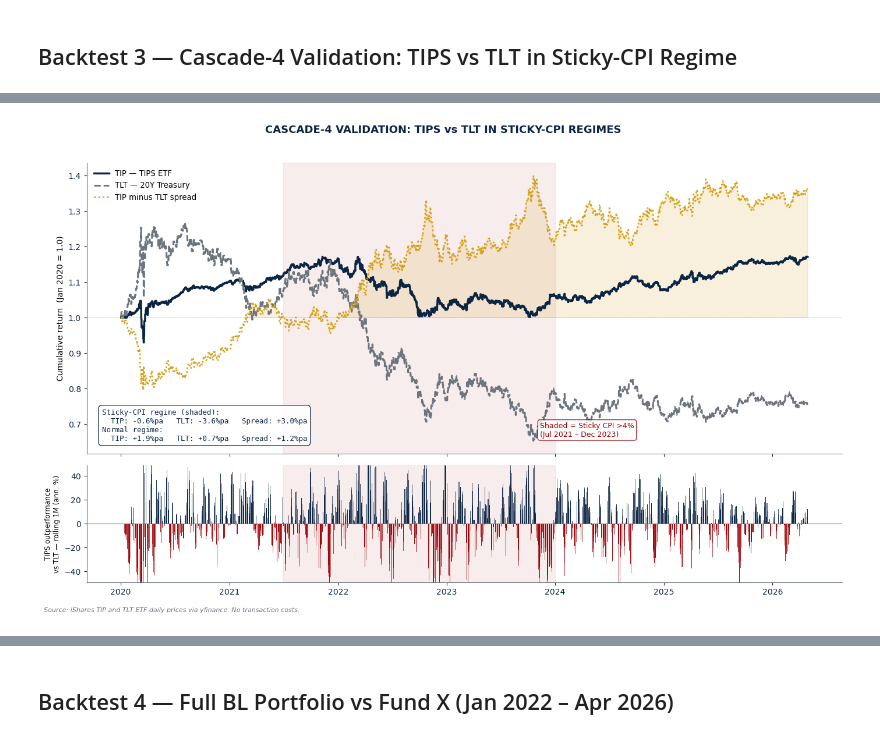
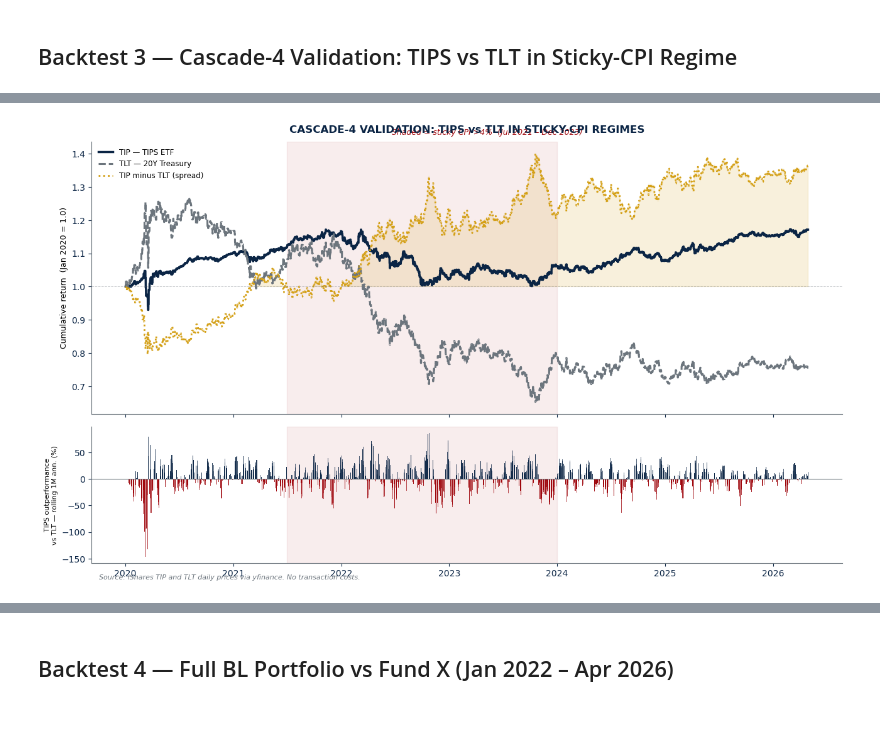
Before and after one commit to pahansenevirathne128-gif/citi-bank, a Jupyter notebook: citi new.ipynb, the cells around one changed output, grey strips where cells are left out. Drawn from its saved outputs; the diff is of its cells as text; code cells hidden in the pictures.

```diff
--- a/citi new.ipynb
+++ b/citi new.ipynb
@@ -1794,18 +1759,19 @@ FX Cascade  Ann=+1.2%  Vol=6.1%  Sharpe=0.19  MaxDD=-12.4%
 # %% [markdown]
 ## Backtest 3 — Cascade-4 Validation: TIPS vs TLT in Sticky-CPI Regime
 # %%
-# TIP vs TLT — TIPS outperforms nominal bonds when CPI is sticky.
-# Validates the Cascade-4 TIPS long + curve steepener trade.
+# TIP (TIPS ETF) vs TLT (20Y Treasury) — does TIPS outperform when CPI is sticky?
+# Validates the curve steepener + TIPS long leg of Cascade-4.
 
 p_inf = prices[["TIP","TLT"]].dropna()
 p_inf = p_inf[p_inf.index >= "2020-01-02"]
 r_inf = p_inf.pct_change().dropna()
 
-tip_cum = (1 + r_inf["TIP"]).cumprod()
-tlt_cum = (1 + r_inf["TLT"]).cumprod()
-spr_r   = r_inf["TIP"] - r_inf["TLT"]
-spr_cum = (1 + spr_r).cumprod()
+tip_cum   = (1 + r_inf["TIP"]).cumprod()
+tlt_cum   = (1 + r_inf["TLT"]).cumprod()
+spr_r     = r_inf["TIP"] - r_inf["TLT"]
+spr_cum   = (1 + spr_r).cumprod()
 
+# Mark sticky-CPI period: Fed Sticky CPI persistently >4% (Jul 2021 – Dec 2023)
 STICKY_S = "2021-07-01"
 STICKY_E = "2023-12-31"
 
@@ -1814,69 +1780,49 @@ ann = 252
 def regime_stats(r, label):
     hi = r[(r.index >= STICKY_S) & (r.index <= STICKY_E)]
     lo = r[(r.index <  STICKY_S) | (r.index >  STICKY_E)]
-    return hi.mean()*ann*100, lo.mean()*ann*100
+    print(f"{label:6s}  high-CPI: {hi.mean()*ann*100:+.2f}%pa  |  low-CPI: {lo.mean()*ann*100:+.2f}%pa")
 
-tip_hi, tip_lo = regime_stats(r_inf["TIP"], "TIP")
-tlt_hi, tlt_lo = regime_stats(r_inf["TLT"], "TLT")
-spr_hi, spr_lo = regime_stats(spr_r,        "SPR")
+regime_stats(r_inf["TIP"], "TIP")
+regime_stats(r_inf["TLT"], "TLT")
+regime_stats(spr_r,        "SPR")
 
-fig, (ax1, ax2) = plt.subplots(2, 1, figsize=(14, 8.5),
-                                gridspec_kw={"height_ratios":[2.5,1]}, sharex=True)
+fig, (ax1, ax2) = plt.subplots(2, 1, figsize=(13, 7.5),
+                                gridspec_kw={"height_ratios":[2,1]}, sharex=True)
 fig.patch.set_facecolor("white")
-fig.suptitle("CASCADE-4 VALIDATION: TIPS vs TLT IN STICKY-CPI REGIMES",
-             fontsize=13, fontweight="bold", color=NAVY, y=0.99)
 
-sticky_kw = dict(alpha=0.07, color=CRIMSON)
+# Shade sticky-CPI regime
 for a in (ax1, ax2):
     a.axvspan(pd.Timestamp(STICKY_S, tz="UTC"), pd.Timestamp(STICKY_E, tz="UTC"),
-              **sticky_kw)
+              alpha=0.07, color=CRIMSON)
 
 ax1.plot(tip_cum.index, tip_cum.values, color=NAVY,   lw=2.5, label="TIP — TIPS ETF")
 ax1.plot(tlt_cum.index, tlt_cum.values, color=GREY,   lw=2.2, ls="--", label="TLT — 20Y Treasury")
-ax1.plot(spr_cum.index, spr_cum.values, color=GOLD,   lw=2.0, ls=":",  label="TIP minus TLT spread")
+ax1.plot(spr_cum.index, spr_cum.values, color=GOLD,   lw=2.0, ls=":",   label="TIP minus TLT (spread)")
 ax1.fill_between(spr_cum.index, 1, spr_cum.values,
                  where=spr_cum.values >= 1, alpha=0.15, color=GOLD)
 ax1.axhline(1, color=GREY, lw=0.7, ls="--", alpha=0.4)
-ax1.set_ylabel("Cumulative return  (Jan 2020 = 1.0)", fontsize=10)
-ax1.legend(fontsize=9.5, framealpha=0, loc="upper left")
+ax1.set_ylabel("Cumulative return  (Jan 2020 = 1.0)", fontsize=9)
+ax1.legend(fontsize=8.5, framealpha=0)
 frame(ax1)
+ax1.set_title("CASCADE-4 VALIDATION: TIPS vs TLT IN STICKY-CPI REGIMES",
+              fontsize=12, fontweight="bold", color=NAVY, pad=10)
+# Sticky-CPI callout
+ax1.text(0.40, 1.025,
+         "Shaded = sticky CPI >4%  (Jul 2021 – Dec 2023)",
+         transform=ax1.transAxes, fontsize=9, color=CRIMSON, style="italic")
 
-# Regime stats box
-regime_txt = (
-    f"Sticky-CPI regime (shaded):\n"
-    f"  TIP: {tip_hi:+.1f}%pa   TLT: {tlt_hi:+.1f}%pa   Spread: {spr_hi:+.1f}%pa\n"
-    f"Normal regime:\n"
-    f"  TIP: {tip_lo:+.1f}%pa   TLT: {tlt_lo:+.1f}%pa   Spread: {spr_lo:+.1f}%pa"
-)
-ax1.text(0.02, 0.04, regime_txt, transform=ax1.transAxes,
-         fontsize=9, color=NAVY, va="bottom", family="monospace",
-         bbox=dict(boxstyle="round,pad=0.45", facecolor="white",
-                   edgecolor=NAVY, alpha=0.90))
-
-ax1.text(0.60, 0.06,
-         "Shaded = Sticky CPI >4%\n(Jul 2021 – Dec 2023)",
-         transform=ax1.transAxes, fontsize=9, color=CRIMSON,
-         bbox=dict(facecolor="white", edgecolor=CRIMSON, alpha=0.80,
-                   boxstyle="round,pad=0.3"))
-
-# Rolling panel — clipped
 roll = spr_r.rolling(21).mean() * ann * 100
-lo_p = np.percentile(roll.dropna(), 3)
-hi_p = np.percentile(roll.dropna(), 97)
 ax2.bar(roll.index, roll.values,
         color=[NAVY if v >= 0 else CRIMSON for v in roll.fillna(0)],
         width=1.0, alpha=0.70)
 ax2.axhline(0, color=GREY, lw=0.8)
-ax2.set_ylim(lo_p * 1.15, hi_p * 1.15)
-ax2.set_ylabel("TIPS outperformance\nvs TLT — rolling 1M (ann. %)", fontsize=8.5)
+ax2.set_ylabel("TIPS outperformance\nvs TLT — rolling 1M ann. (%)", fontsize=8)
 frame(ax2)
+ax2.text(0.01, -0.12,
+         "Source: iShares TIP and TLT daily prices via yfinance. No transaction costs.",
+         transform=ax2.transAxes, fontsize=8, color=GREY, style="italic")
 
-fig.text(0.01, 0.005,
-         "Source: iShares TIP and TLT ETF daily prices via yfinance. No transaction costs.",
-         fontsize=8, color=GREY, style="italic")
-plt.tight_layout(rect=[0, 0.02, 1, 0.97])
+plt.tight_layout()
 savefig("bt_tips_vs_tlt")
 plt.show()
-print(f"Sticky-CPI:  TIP {tip_hi:+.1f}%pa  TLT {tlt_hi:+.1f}%pa  Spread {spr_hi:+.1f}%pa")
-print(f"Normal:      TIP {tip_lo:+.1f}%pa  TLT {tlt_lo:+.1f}%pa  Spread {spr_lo:+.1f}%pa")
 # %% [output]
@@ -1883,2 +1832,2 @@ print(f"Normal:      TIP {tip_lo:+.1f}%pa  TLT {tlt_lo:+.1f}%pa  Spread {spr_lo:
   → charts/bt_tips_vs_tlt.png
-[figure, old version]
+[figure, new version]
```
Also changed, not shown: parts of 13 cells of this notebook, 2 other files.
